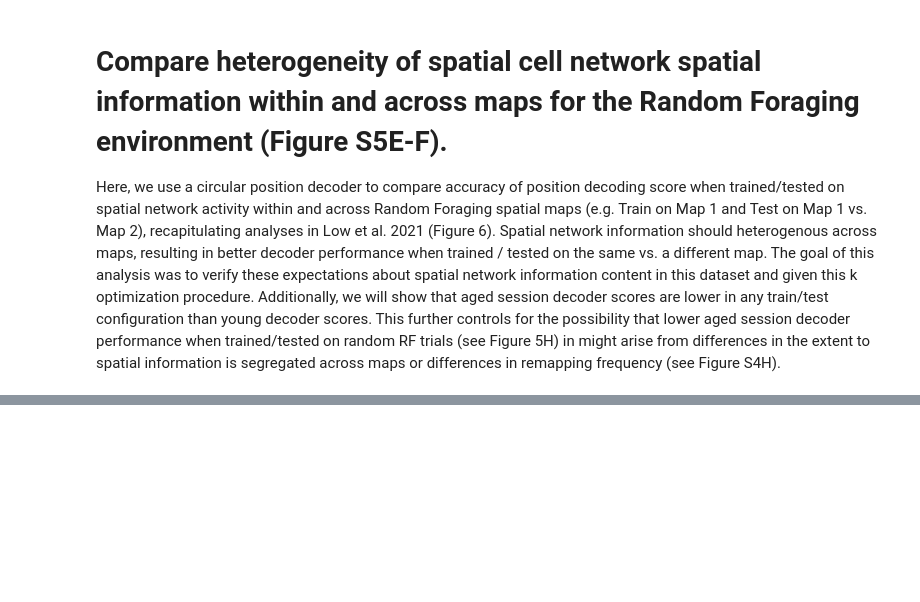
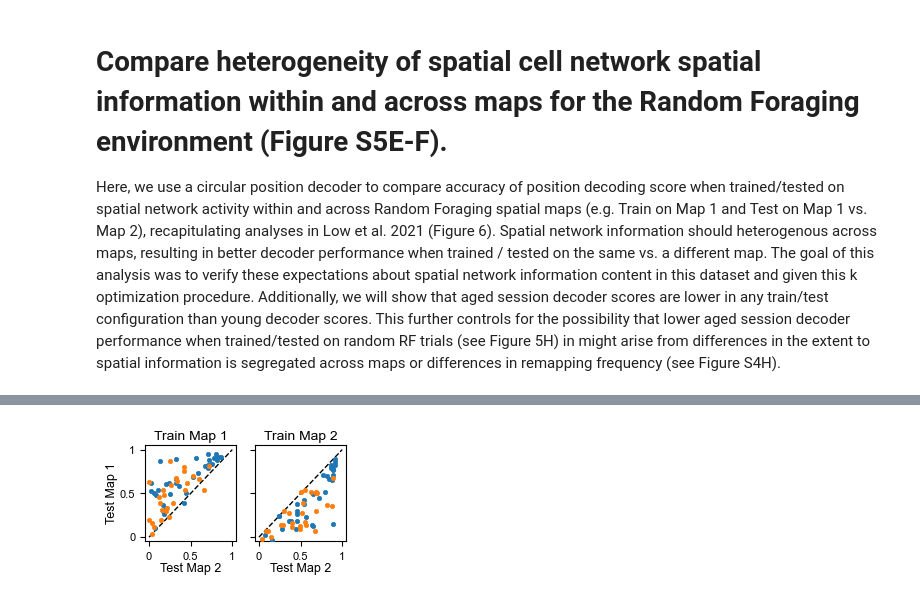
Before and after one commit to GiocomoLab/Herber2024, a Jupyter notebook: Figure S5.ipynb, the cells around one changed output, grey strips where cells are left out. Saved outputs shown, nothing was run; the diff lists cells and outputs as text; code cells hidden in the pictures; blank space fills up the shorter version.

```diff
--- a/Figure S5.ipynb
+++ b/Figure S5.ipynb
@@ -5692,34 +5908,36 @@ ax0.plot([0, 1], [0, 1], '--k', lw=UNITY_WIDTH, alpha=1)
 ax1.plot([0, 1], [0, 1], '--k', lw=UNITY_WIDTH, alpha=1)
 
 # label everything
 ax0.set_title('Train Map 1', fontsize=10, pad=4)
 ax0.set_ylabel('Test Map 1', fontsize=9, labelpad=1)
 ax0.set_xlabel('Test Map 2', fontsize=9, labelpad=1)
 ax0.set_ylim([-0.05, 1.05])
 ax0.set_xlim([-0.05, 1.05])
 ax0.set_xticks([0, 0.5, 1])
 ax0.set_xticklabels([0, 0.5, 1])
 ax0.set_yticks([0, 0.5, 1])
 ax0.set_yticklabels([0, 0.5, 1])
 
 ax1.set_title('Train Map 2', fontsize=10, pad=4)
 #ax1.set_ylabel('Test Map 1', fontsize=9, labelpad=1)
 ax1.set_xlabel('Test Map 2', fontsize=9, labelpad=1)
 ax1.set_ylim([-0.05, 1.05])
 ax1.set_xlim([-0.05, 1.05])
 ax1.set_xticks([0, 0.5, 1])
 ax1.set_xticklabels([0, 0.5, 1])
 ax1.set_yticks([0, 0.5, 1])
 ax1.set_yticklabels([0, 0.5, 1])
 
 ax0.tick_params(which='major', labelsize=8)
 ax1.tick_params(which='major', labelsize=8)
-ax1.legend(fontsize = 8)
+#ax1.legend(fontsize = 8)
 #ax0.legend(fontsize = 8)
 
 #f.savefig(save_folder + 'rfcompare_decoder_scores.png', dpi=400, bbox_inches='tight')
 #f.savefig(save_folder + 'rfcompare_decoder_scores.svg', dpi=400, bbox_inches='tight')
 plt.show()
+# %% [output]
+[figure, added]
 # %%
 '''Statistical Comparison of Decoder Scores Train/Test Same vs. Different by Age Group & Together'''
 
```
Also changed, not shown: parts of 18 cells of this notebook.
